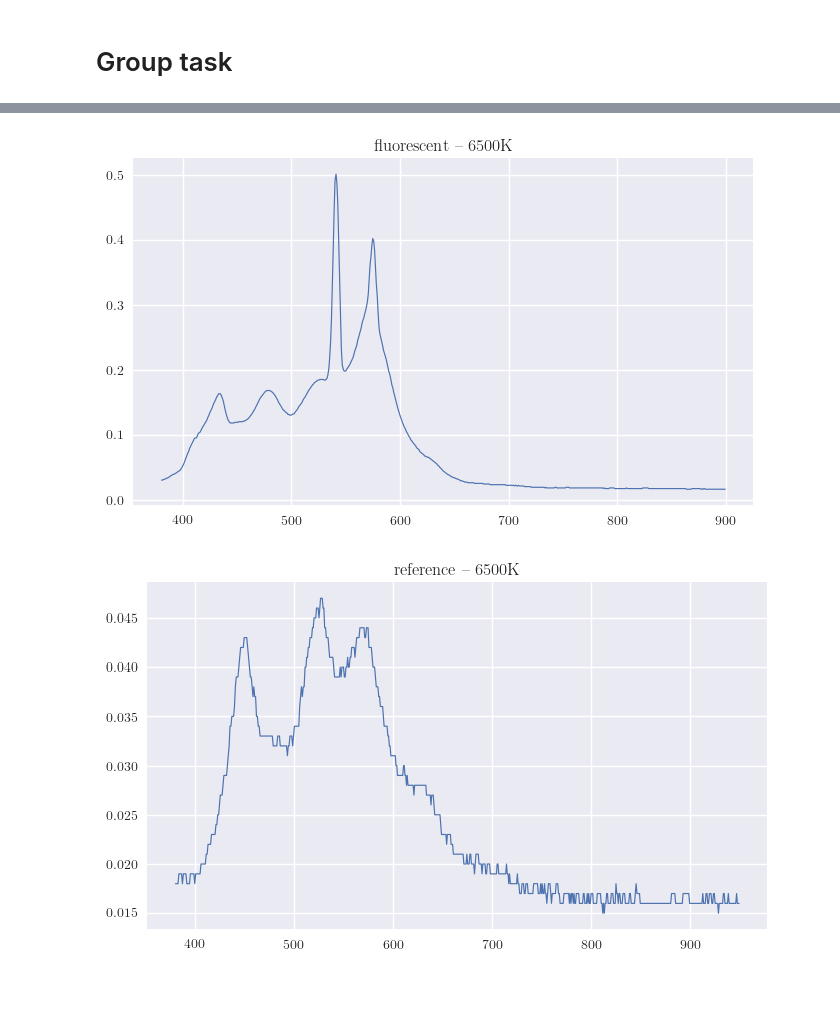
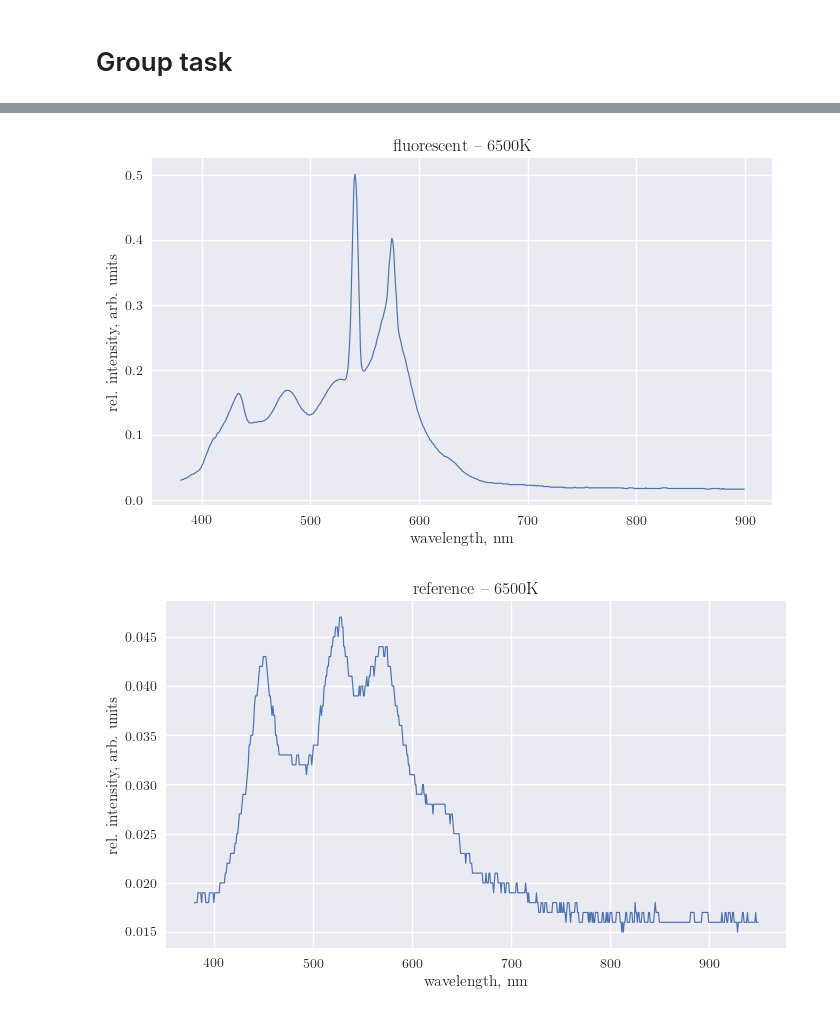
Before and after one commit to kvdomingo/AP187, a Jupyter notebook: Activity 2/187-2.ipynb, the cells around one changed output, grey strips where cells are left out. Cells and saved outputs as stored; diff of their text form; code cells hidden in the pictures; blank space fills up the shorter version.

```diff
--- a/Activity 2/187-2.ipynb
+++ b/Activity 2/187-2.ipynb
@@ -58,6 +58,8 @@ for f in filenames:
             plottitle = plottitle + r' -- 6500K'
         mp.plot(wavelength, intensity, lw=0.85)
         mp.title(plottitle)
+        mp.xlabel('wavelength, nm')
+        mp.ylabel('rel. intensity, arb. units')
         mp.savefig(title + str(count) + '.png', dpi=300, bbox_inches='tight')
         mp.show()
         count += 1
@@ -67,2 +69,2 @@ for f in filenames:
-[figure, old version]
+[figure, new version]
-[figure, old version]
+[figure, new version]
```
Also changed, not shown: parts of 1 cell of this notebook, 9 other files.
